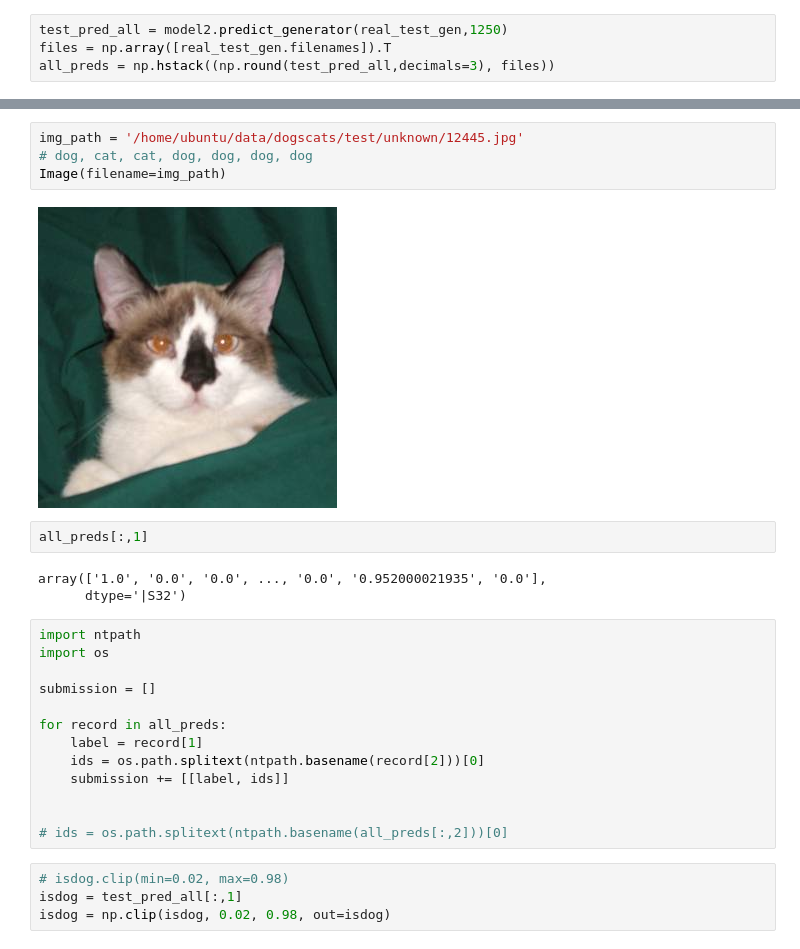
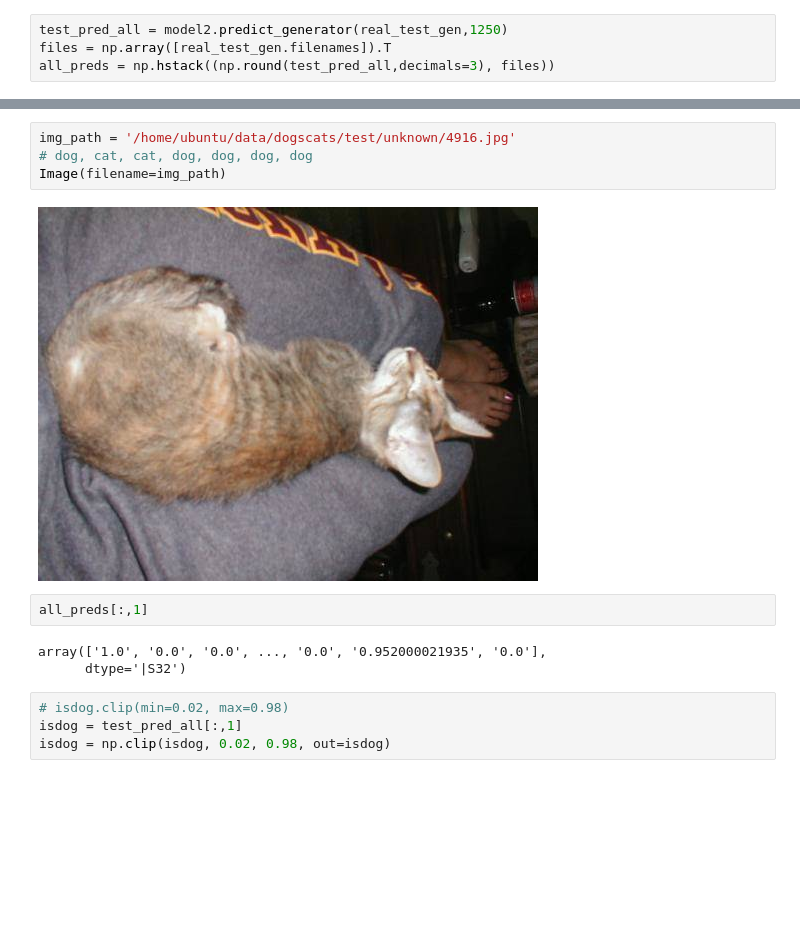
Before and after one commit to karijdempsey/learningWithKaggle, a Jupyter notebook: 1.0-kd-resnet_catsdogs.ipynb, the cells around one changed output, grey strips where cells are left out. Drawn from its saved outputs; the diff is of its cells as text; blank space fills up the shorter version.

```diff
--- a/1.0-kd-resnet_catsdogs.ipynb
+++ b/1.0-kd-resnet_catsdogs.ipynb
@@ -221,27 +211,14 @@ array([[  7.54424673e-06,   9.99992490e-01],
 # %%
-img_path = '/home/ubuntu/data/dogscats/test/unknown/12445.jpg'
+img_path = '/home/ubuntu/data/dogscats/test/unknown/4916.jpg'
 # dog, cat, cat, dog, dog, dog, dog
 Image(filename=img_path)
 # %% [output]
-[figure, old version]
+[figure, new version]
 # %%
 all_preds[:,1]
 # %% [output]
 array(['1.0', '0.0', '0.0', ..., '0.0', '0.952000021935', '0.0'],
       dtype='|S32')
-# %%
-import ntpath
-import os
-
-submission = []
-
-for record in all_preds:
-    label = record[1]
-    ids = os.path.splitext(ntpath.basename(record[2]))[0]
-    submission += [[label, ids]]
-
-
-# ids = os.path.splitext(ntpath.basename(all_preds[:,2]))[0]
 # %%
 # isdog.clip(min=0.02, max=0.98)
 isdog = test_pred_all[:,1]
```
Also changed, not shown: parts of 19 cells of this notebook.
